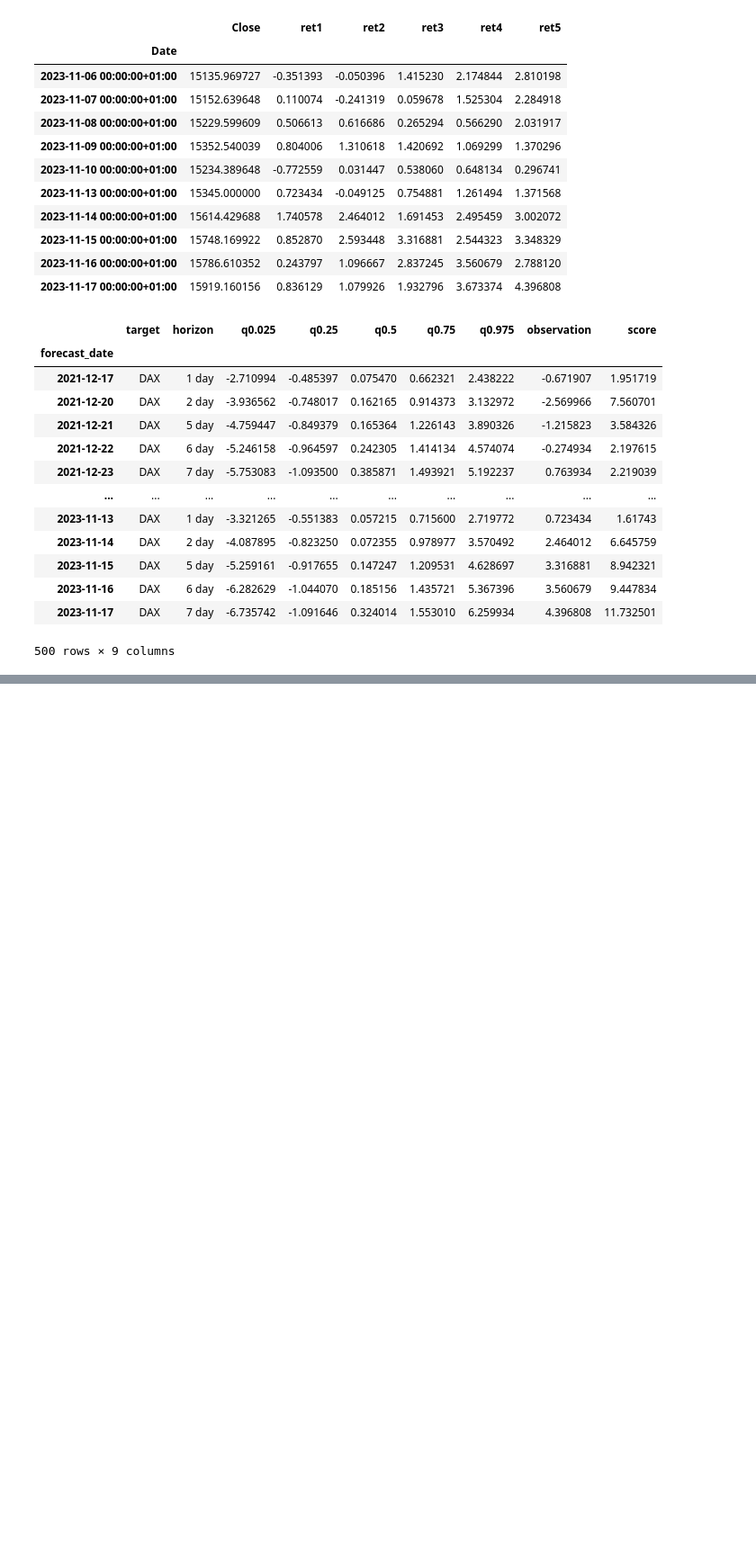
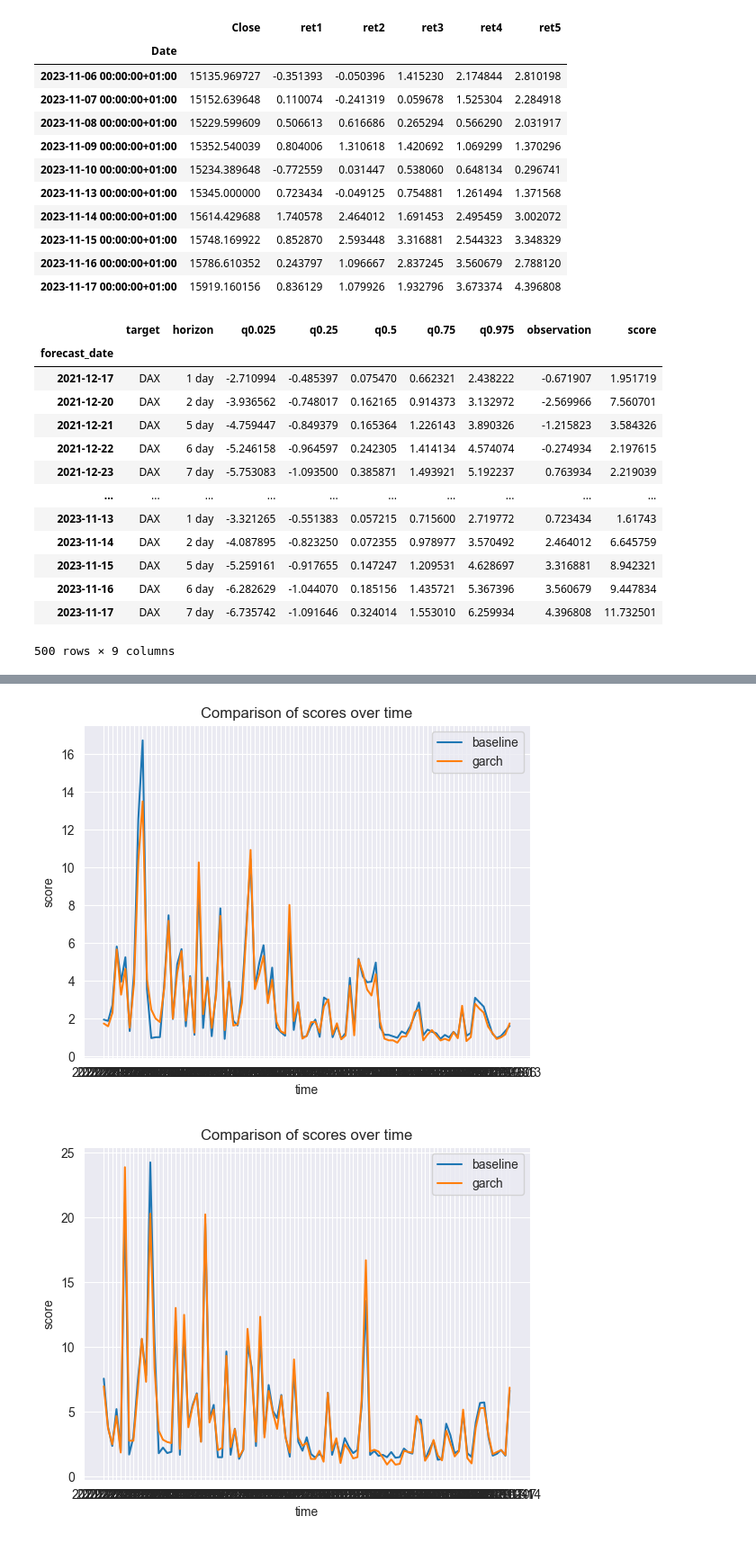
Before and after one commit to EliasKng/PTSFC, a Jupyter notebook: DAX/Validation/cross_validate_dax.ipynb, the cells around one changed output, grey strips where cells are left out. Shown at 90% size. Cells and saved outputs as stored; diff of their text form; code cells hidden in the pictures; blank space fills up the shorter version.

```diff
--- a/DAX/Validation/cross_validate_dax.ipynb
+++ b/DAX/Validation/cross_validate_dax.ipynb
@@ -209,0 +215,25 @@ for horizon in [str(i) + " day" for i in (1, 2, 5, 6, 7)]:
+# %%
+for horizon in [str(i) + " day" for i in (1, 2, 5, 6, 7)]:
+    filtered_df = score_df[score_df['horizon_baseline'] == horizon]
+
+    # Plot values from two columns over time
+    filtered_df = filtered_df[score_df['baseline'].notna()]
+    # plt.plot(score_df_36_no_na.index, score_df_36_no_na['baseline: 36 hour'], label='baseline')
+    plt.plot(filtered_df.index, filtered_df['baseline'], label='baseline')
+    # plt.plot(score_df_36_no_na.index, score_df_36_no_na['model2: 36 hour'], label='model2')
+    plt.plot(filtered_df.index, filtered_df['garch11'], label='garch')
+
+
+    # Adding labels and title
+    plt.xlabel('time')
+    plt.ylabel('score')
+    plt.title('Comparison of scores over time')
+
+    # Display legend
+    plt.legend()
+
+    # Show the plot
+    plt.show()
+# %% [output]
+[figure, added]
+[figure, added]
```
Also changed, not shown: parts of 6 cells of this notebook, 2 other files.
